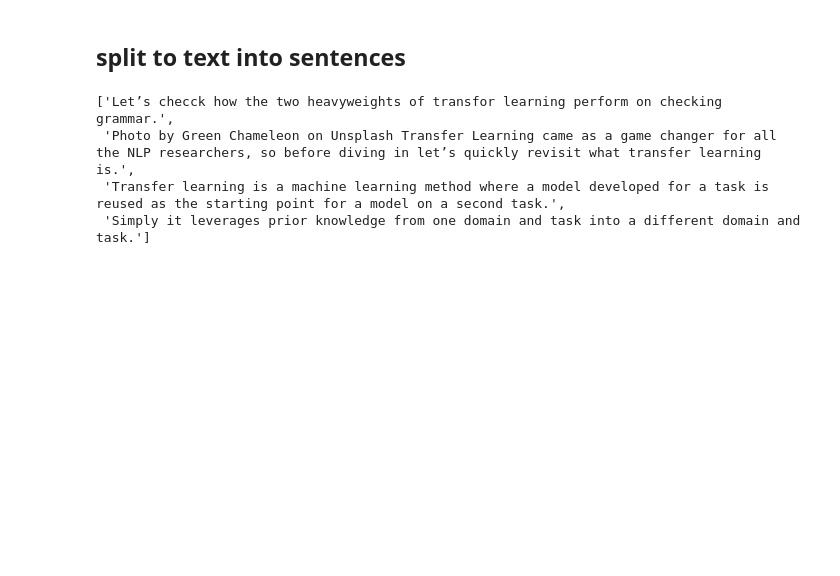
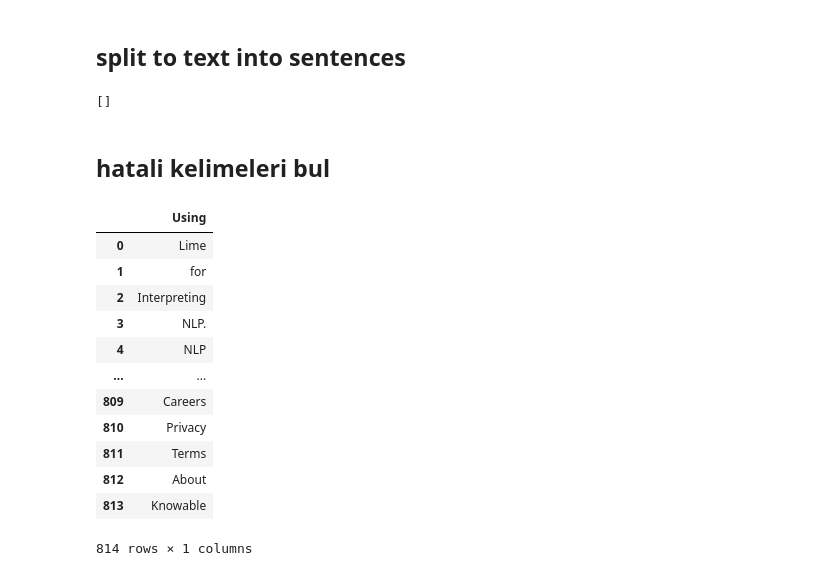
Before and after one commit to zaferkucuk/GrammarPy, a Jupyter notebook: grammar_checker2.ipynb, the cells around one changed output. Saved outputs shown, nothing was run; the diff lists cells and outputs as text; code cells hidden in the pictures; blank space fills up the shorter version.

```diff
--- a/grammar_checker2.ipynb
+++ b/grammar_checker2.ipynb
@@ -332,10 +336,9 @@ def split_into_sentences(text):
     sentences = [s.strip() for s in sentences]
     return sentences
 # %%
-splitted_sentences=split_into_sentences(text10)
-splitted_sentences
+splitted_sentences_original=split_into_sentences(text2)
+splitted_sentences_original
 # %% [output]
-['Let’s checck how the two heavyweights of transfor learning perform on checking grammar.',
- 'Photo by Green Chameleon on Unsplash Transfer Learning came as a game changer for all the NLP researchers, so before diving in let’s quickly revisit what transfer learning is.',
- 'Transfer learning is a machine learning method where a model developed for a task is reused as the starting point for a model on a second task.',
- 'Simply it leverages prior knowledge from one domain and task into a different domain and task.']
+[]
+# %% [markdown]
+## hatali kelimeleri bul
@@ -341,0 +349,18 @@ splitted_sentences
+# %%
+
+df11 = pd.read_csv('file2.csv')
+df11
+# %% [output]
+|  | Using |
+| 0 | Lime |
+| 1 | for |
+| 2 | Interpreting |
+| 3 | NLP. |
+| 4 | NLP |
+| ... | ... |
+| 809 | Careers |
+| 810 | Privacy |
+| 811 | Terms |
+| 812 | About |
+| 813 | Knowable |
+814 rows × 1 columns
```
Also changed, not shown: parts of 15 cells of this notebook, 9 other files.
